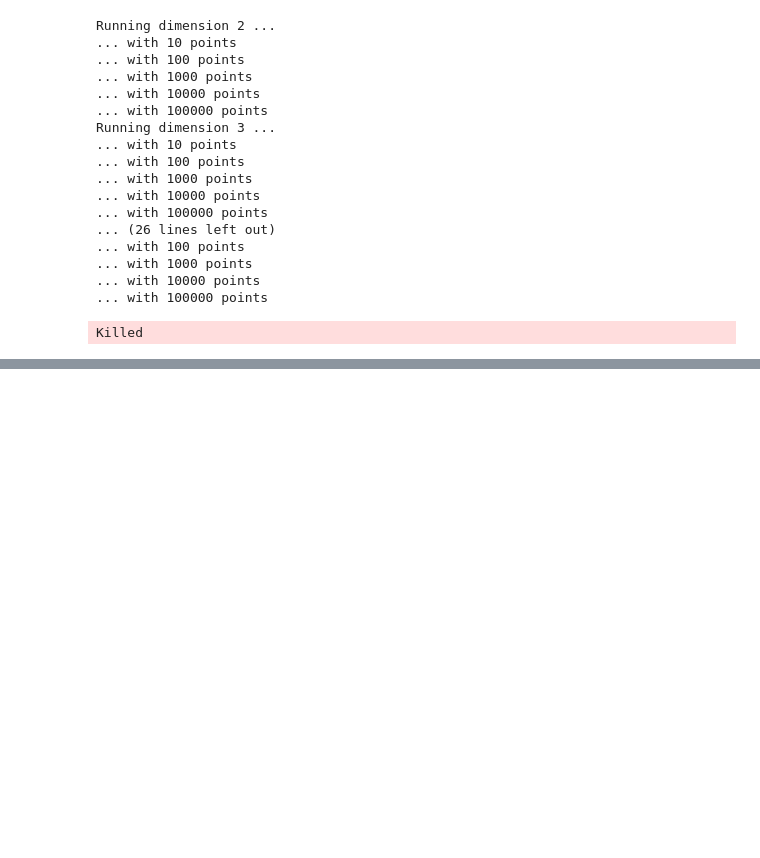
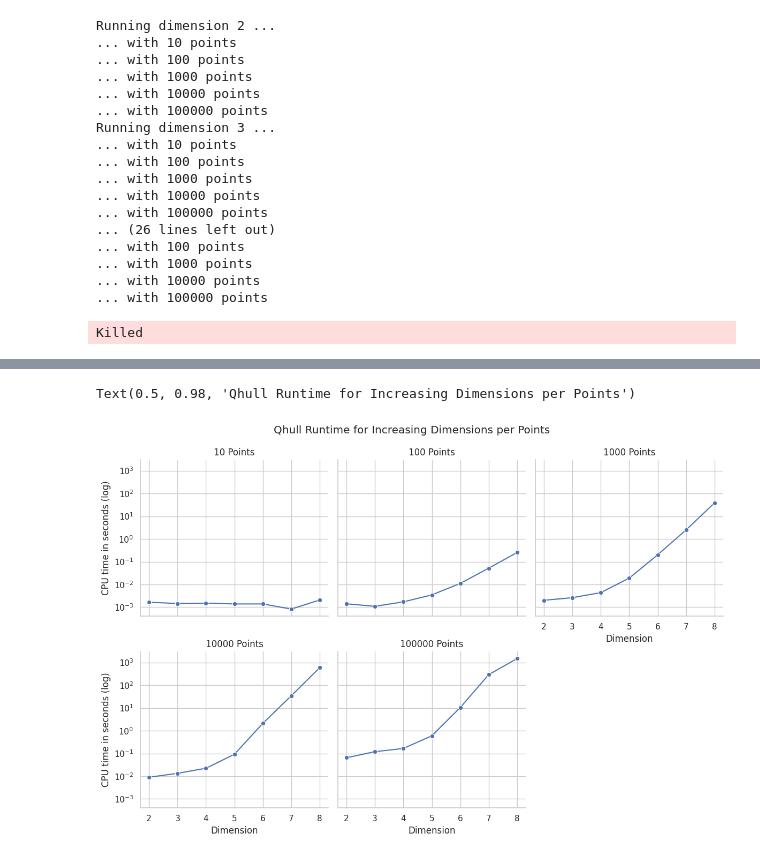
Before and after one commit to JanDuchscherer104/CompGeom, a Jupyter notebook: lab04/main.ipynb, the cells around one changed output, grey strips where cells are left out. Drawn from its saved outputs; the diff is of its cells as text; code cells hidden in the pictures; blank space fills up the shorter version.

```diff
--- a/lab04/main.ipynb
+++ b/lab04/main.ipynb
@@ -91,0 +113,16 @@ plot.get_figure().show()
+# %%
+plot_points = sns.FacetGrid(runtime, col="Points", col_wrap=3, sharey=True, height=4)
+
+plot_points.map(sns.lineplot, 'Dimension', 'Runtime', marker='o')
+plot_points.set_titles(col_template="{col_name} Points")
+plot_points.set_axis_labels("Dimension", "CPU time in seconds (log)")
+for ax in plot_points.axes.flat:
+    ax.set_yscale('log')
+    sns.despine(ax=ax)
+
+
+plot_points.figure.subplots_adjust(top=0.9)
+plot_points.figure.suptitle('Qhull Runtime for Increasing Dimensions per Points')
+# %% [output]
+Text(0.5, 0.98, 'Qhull Runtime for Increasing Dimensions per Points')
+[figure, added]
```
Also changed, not shown: parts of 4 cells of this notebook.
